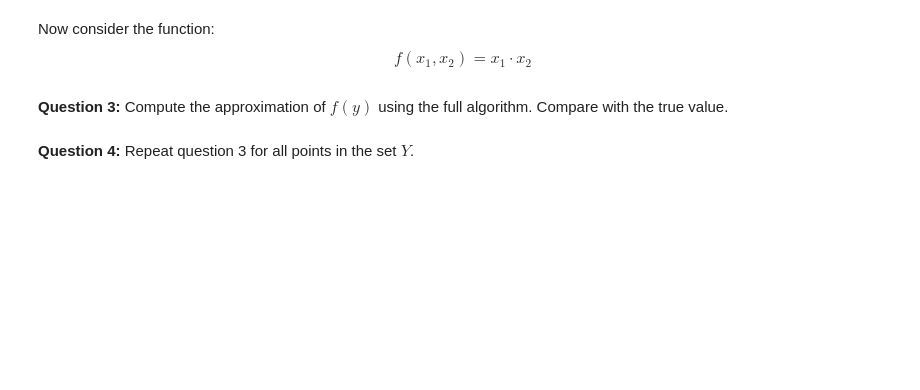
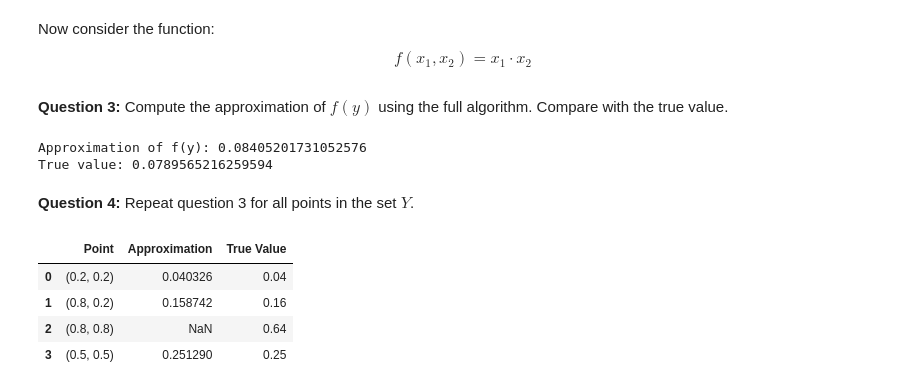
Before and after one commit to NumEconCopenhagen/projects-2024-of-coding, a Jupyter notebook: examproject/exam_2024_new.ipynb, the cells around one changed output. Drawn from its saved outputs; the diff is of its cells as text; code cells hidden in the pictures; blank space fills up the shorter version.

```diff
--- a/examproject/exam_2024_new.ipynb
+++ b/examproject/exam_2024_new.ipynb
@@ -654,3 +767,23 @@ F = np.array([f(x) for x in X])
+# %%
+# Define f
+def f(point):
+    return point[0] * point[1]
+
+# Compute the approximation of f(y)
+f_approx = None
+if inside_ABC:
+    f_approx = r_ABC[0] * f(A) + r_ABC[1] * f(B) + r_ABC[2] * f(C)
+elif inside_CDA:
+    f_approx = r_CDA[0] * f(C) + r_CDA[1] * f(D) + r_CDA[2] * f(A)
+
+# Compute the true value of f(y)
+f_true = f(y)
+
+print('Approximation of f(y): ' + str(f_approx))
+print('True value: ' + str(f_true))
+# %% [output]
+Approximation of f(y): 0.08405201731052576
+True value: 0.0789565216259594
 # %% [markdown]
 **Question 4:** Repeat question 3 for all points in the set $Y$.
 # %%
@@ -659,0 +791,56 @@ Y = [(0.2,0.2),(0.8,0.2),(0.8,0.8),(0.8,0.2),(0.5,0.5)]
+# %%
+
+# Function to handle empty sequences and ensure unique point selection
+def approximate_f(y, X, f):
+    def barycentric_coordinates(A, B, C, P):
+        denominator = (B[1] - C[1]) * (A[0] - C[0]) + (C[0] - B[0]) * (A[1] - C[1])
+        r1 = ((B[1] - C[1]) * (P[0] - C[0]) + (C[0] - B[0]) * (P[1] - C[1])) / denominator
+        r2 = ((C[1] - A[1]) * (P[0] - C[0]) + (A[0] - C[0]) * (P[1] - C[1])) / denominator
+        r3 = 1 - r1 - r2
+        return r1, r2, r3
+
+    def is_inside_triangle(r1, r2, r3):
+        return (0 <= r1 <= 1) and (0 <= r2 <= 1) and (0 <= r3 <= 1)
+
+    try:
+        A = min((point for point in X if point[0] > y[0] and point[1] > y[1]), key=lambda point: np.linalg.norm(point - y))
+        B = min((point for point in X if point[0] > y[0] and point[1] < y[1]), key=lambda point: np.linalg.norm(point - y))
+        C = min((point for point in X if point[0] < y[0] and point[1] < y[1]), key=lambda point: np.linalg.norm(point - y))
+        D = min((point for point in X if point[0] < y[0] and point[1] > y[1]), key=lambda point: np.linalg.norm(point - y))
+    except ValueError:
+        return np.nan
+
+    rABC = barycentric_coordinates(A, B, C, y)
+    rCDA = barycentric_coordinates(C, D, A, y)
+
+    inside_ABC = is_inside_triangle(*rABC)
+    inside_CDA = is_inside_triangle(*rCDA)
+
+    if inside_ABC:
+        return rABC[0] * f(A) + rABC[1] * f(B) + rABC[2] * f(C)
+    elif inside_CDA:
+        return rCDA[0] * f(C) + rCDA[1] * f(D) + rCDA[2] * f(A)
+    else:
+        return np.nan
+
+# Define the set Y
+Y = [(0.2, 0.2), (0.8, 0.2), (0.8, 0.8), (0.5, 0.5)]
+
+# Calculate the approximations and true values for all points in Y
+correct_approximations = [approximate_f(np.array(y), X, f) for y in Y]
+true_values = [f(y) for y in Y]
+
+# Display the results
+results_df = pd.DataFrame({
+    "Point": Y,
+    "Approximation": correct_approximations,
+    "True Value": true_values
+})
+
+results_df
+# %% [output]
+|  | Point | Approximation | True Value |
+| 0 | (0.2, 0.2) | 0.040326 | 0.04 |
+| 1 | (0.8, 0.2) | 0.158742 | 0.16 |
+| 2 | (0.8, 0.8) | NaN | 0.64 |
+| 3 | (0.5, 0.5) | 0.251290 | 0.25 |
```
Also changed, not shown: parts of 13 cells of this notebook, 1 other file.
